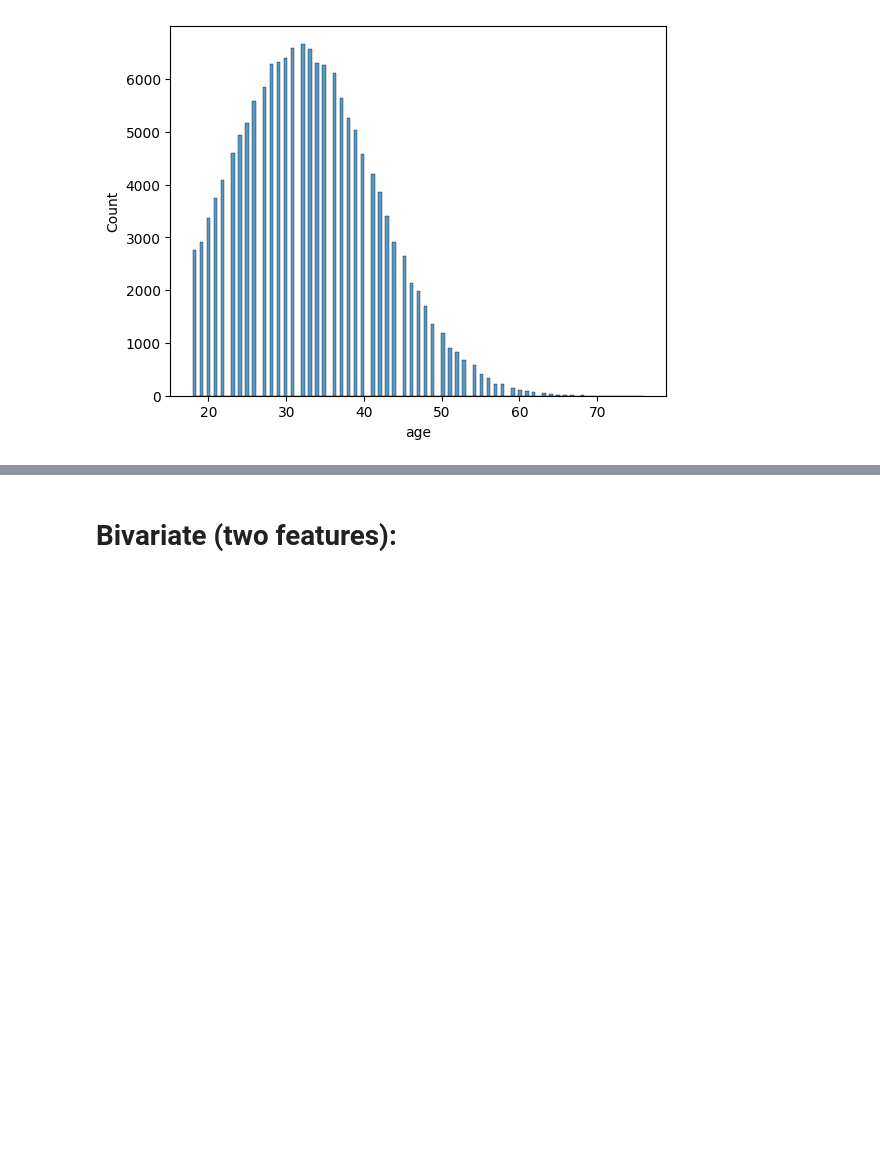
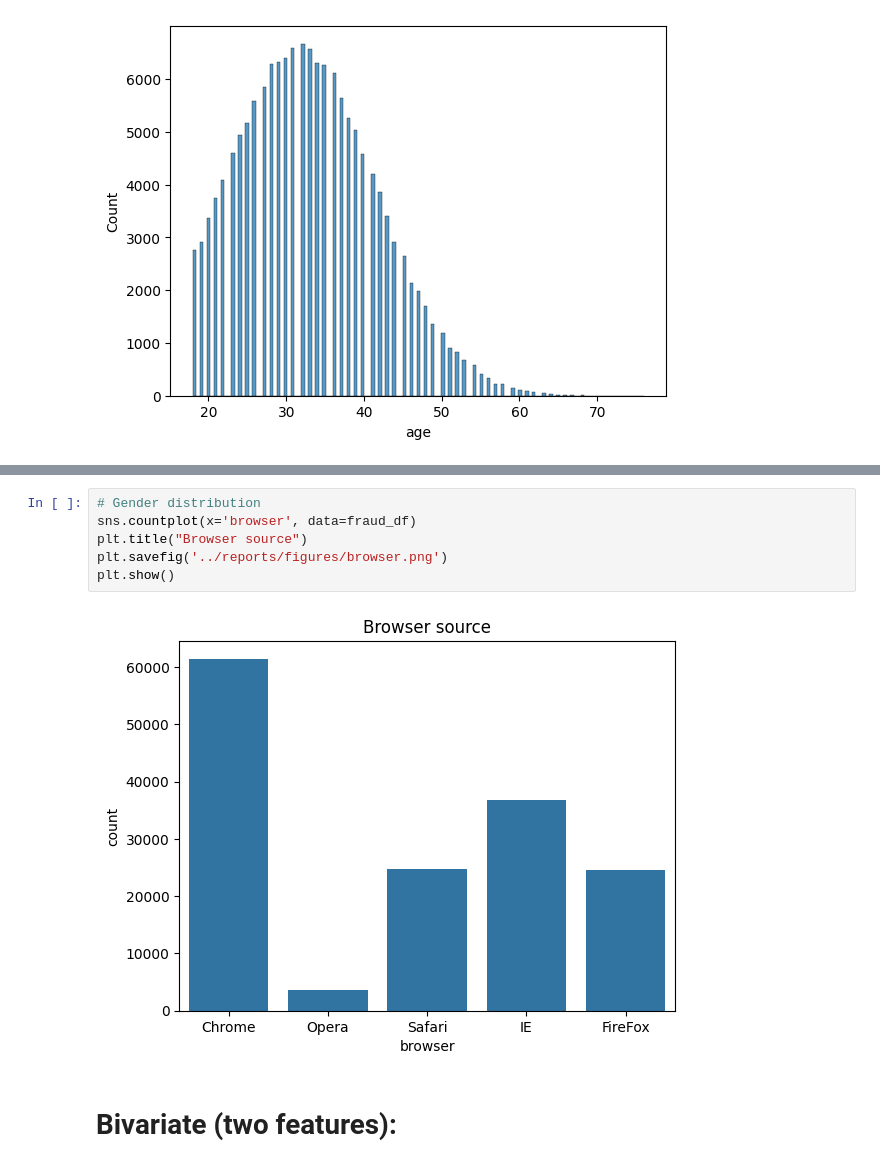
Before and after one commit to saron03/Fraud_Detection, a Jupyter notebook: notebooks/2_EDA.ipynb, the cells around one changed output, grey strips where cells are left out. Cells and saved outputs as stored; diff of their text form; blank space fills up the shorter version.

```diff
--- a/notebooks/2_EDA.ipynb
+++ b/notebooks/2_EDA.ipynb
@@ -17,3 +25,11 @@ plt.savefig('../reports/figures/age_distribution.png')
+# %%
+# Gender distribution
+sns.countplot(x='browser', data=fraud_df)
+plt.title("Browser source")
+plt.savefig('../reports/figures/browser.png')
+plt.show()
+# %% [output]
+[figure, added]
 # %% [markdown]
 # __Bivariate (two features):__
 # %%
```
Also changed, not shown: parts of 3 cells of this notebook, 19 other files.
